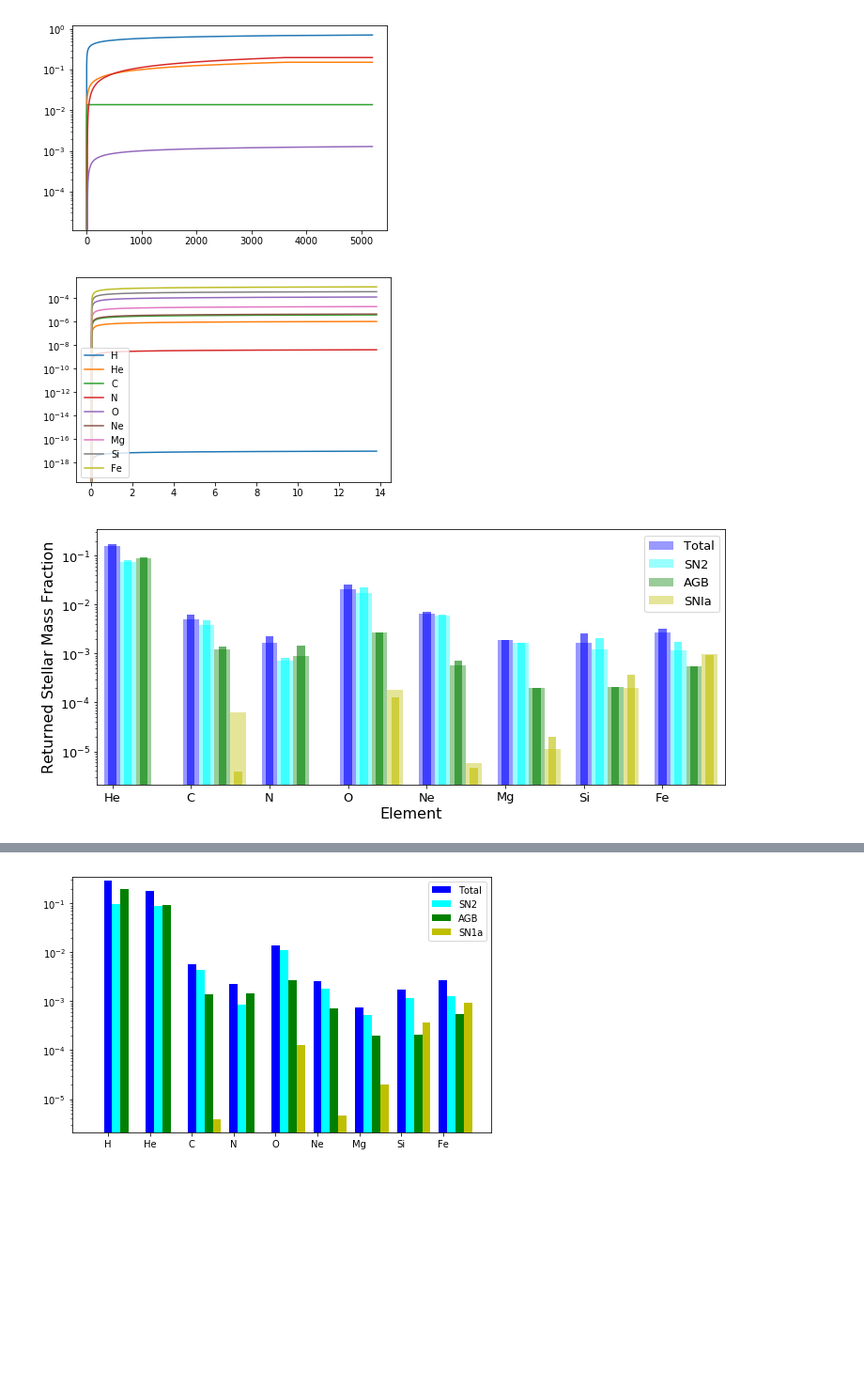
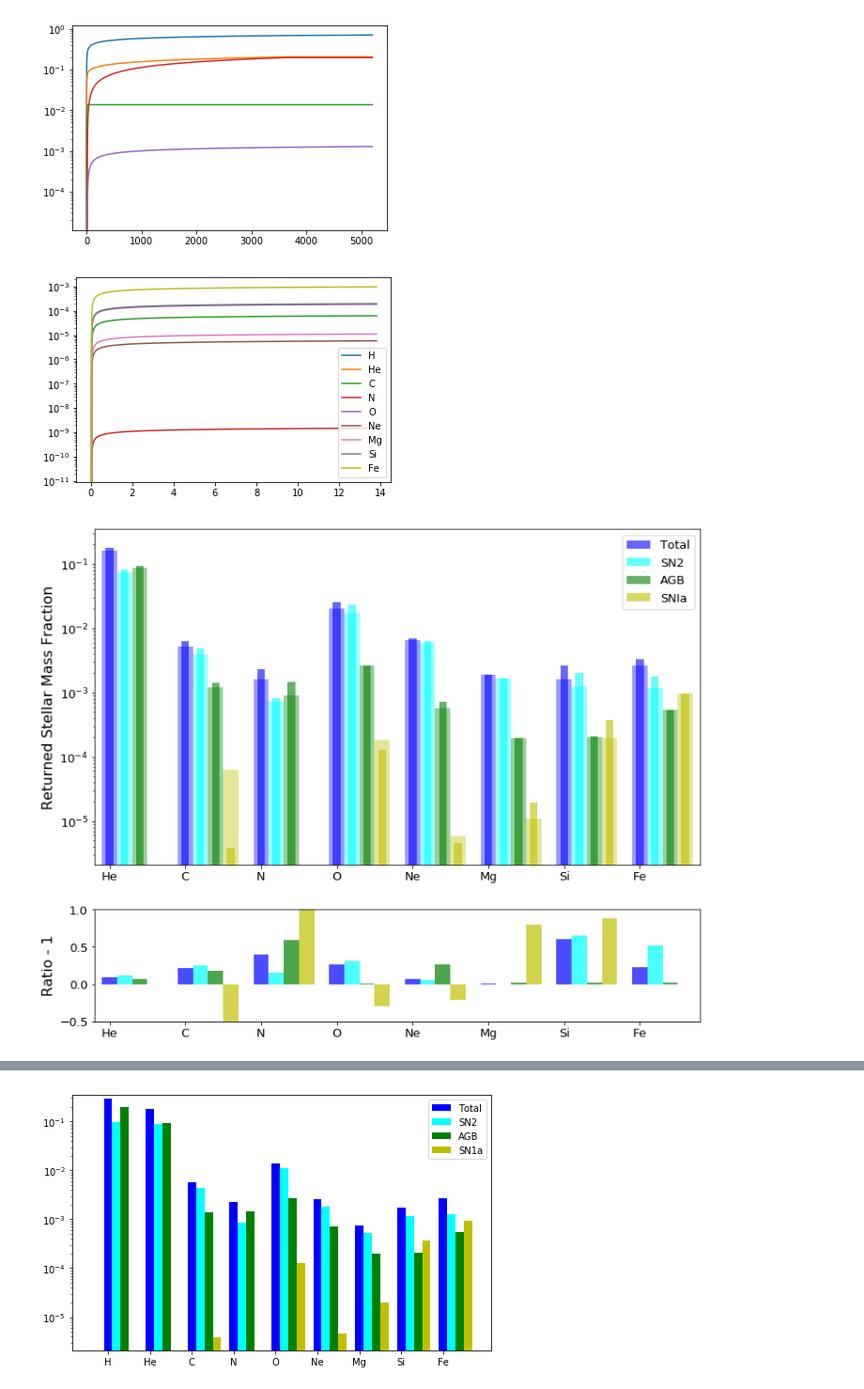
Before and after one commit to oliverphilcox/ChempyMulti, a Jupyter notebook: Jupyter/TNGv2/TNG Paper Plot Comparison.ipynb, the cells around one changed output, grey strips where cells are left out. Shown at 94% size. Drawn from its saved outputs; the diff is of its cells as text; code cells hidden in the pictures; blank space fills up the shorter version.

```diff
--- a/Jupyter/TNGv2/TNG Paper Plot Comparison.ipynb
+++ b/Jupyter/TNGv2/TNG Paper Plot Comparison.ipynb
@@ -36,9 +38,9 @@ for item in elements_to_trace:
     solar_fractions.append(float(basic_solar.fractions[np.where(elements==item)]))
 # %%
 # yieldset default
-a.yield_table_name_sn2 = 'chieffi04_net'#'TNG_net'
-a.yield_table_name_agb = 'Karakas16_net'#Ventura_net'#'TNG_net'
-a.yield_table_name_1a = 'Seitenzahl'#'TNG'
+a.yield_table_name_sn2 = 'TNG_net'#'chieffi04_net'#'TNG_net'
+a.yield_table_name_agb = 'TNG_net'#'Karakas16_net'#Ventura_net'#'TNG_net'
+a.yield_table_name_1a = 'TNG'#'Seitenzahl'#'TNG'
 
 # imf parameters
 a.only_net_yields_in_process_tables = True
@@ -94,7 +96,7 @@ plt.plot(np.cumsum(d['pn']))
 plt.plot(np.cumsum(d['sn1a']))
 plt.yscale('log')
 # %% [output]
-[figure, old version]
+[figure, new version]
 # %%
 ejected_mass = d['mass_of_ms_stars_dying']-d['mass_in_remnants']
 
@@ -125,7 +127,7 @@ for el in elements_to_trace:
 plt.legend()
 plt.yscale('log')
 # %% [output]
-[figure, old version]
+[figure, new version]
 # %%
 full_agb,full_sn2,full_sn1a = [np.zeros(len(elements_to_trace)) for _ in range(3)]
 for e,el in enumerate(elements_to_trace):
@@ -142,29 +144,54 @@ np.savez('/mnt/store1/oliverphilcox/ChempyMultiData/TNG_Abun2/yields_plot_WrongY
 yieldT=np.load('/mnt/store1/oliverphilcox/ChempyMultiData/TNG_Abun2/yields_plot_TNG.npz')
 yieldW=np.load('/mnt/store1/oliverphilcox/ChempyMultiData/TNG_Abun2/yields_plot_WrongYields.npz')
 # %%
-plt.figure(figsize=(12,5))
+from matplotlib import gridspec
+
+# plot it
+fig = plt.figure(figsize=(12, 10))
+gs = gridspec.GridSpec(2, 1, height_ratios=[3, 1])
+ax0 = plt.subplot(gs[0])
+
 width=0.2
 al1=0.4
 yields=yieldT
 xax=np.arange(len(elements_to_trace))
-plt.bar(xax,yields.f.agb+yields.f.sn2+yields.f.sn1a,width,color='blue',label='Total',alpha=al1)
-plt.bar(xax+width,yields.f.sn2,width,color='cyan',label='SN2',alpha=al1)
-plt.bar(xax+2*width,yields.f.agb,width,color='g',label='AGB',alpha=al1)
-plt.bar(xax+3*width,yields.f.sn1a,width,color='y',label='SNIa',alpha=al1)
+ax0.bar(xax,yields.f.agb+yields.f.sn2+yields.f.sn1a,width,color='blue',alpha=al1)
+ax0.bar(xax+width,yields.f.sn2,width,color='cyan',alpha=al1)
+ax0.bar(xax+2*width,yields.f.agb,width,color='g',alpha=al1)
+ax0.bar(xax+3*width,yields.f.sn1a,width,color='y',alpha=al1)
 width2=0.1
 yields=yieldW
 al2=0.6
-plt.bar(xax,yields.f.agb+yields.f.sn2+yields.f.sn1a,width2,color='blue',alpha=al2)
-plt.bar(xax+width,yields.f.sn2,width2,color='cyan',alpha=al2)
-plt.bar(xax+width*2.,yields.f.agb,width2,color='g',alpha=al2)
-plt.bar(xax+width*3.,yields.f.sn1a,width2,color='y',alpha=al2)
-plt.bar(elements_to_trace,-full_agb)
+ax0.bar(xax,yields.f.agb+yields.f.sn2+yields.f.sn1a,width2,color='blue',alpha=al2,label='Total')
+ax0.bar(xax+width,yields.f.sn2,width2,color='cyan',alpha=al2,label='SN2')
+ax0.bar(xax+width*2.,yields.f.agb,width2,color='g',alpha=al2,label='AGB')
+ax0.bar(xax+width*3.,yields.f.sn1a,width2,color='y',alpha=al2,label='SNIa')
+ax0.bar(elements_to_trace,-full_agb)
 plt.legend(fontsize=13)
-plt.ylim([2.1e-6,0.35])
-plt.xlim([0.8,8.8])
-plt.yscale('log');
-plt.ylabel('Returned Stellar Mass Fraction',fontsize=16);
-plt.xlabel('Element',fontsize=16);
+ax0.set_ylim([2.1e-6,0.35])
+ax0.set_xlim([0.8,8.8])
+ax0.set_yscale('log');
+ax0.set_ylabel('Returned Stellar Mass Fraction',fontsize=16);
 plt.tick_params(axis='both', which='major', labelsize=13)
+
+ax1 = plt.subplot(gs[1])
+width=0.2
+al1=0.7
+all_yield = (yieldW.f.agb+yieldW.f.sn2+yieldW.f.sn1a)/(yieldT.f.agb+yieldT.f.sn2+yieldT.f.sn1a)
+agb=yieldW.f.agb/yieldT.f.agb
+sn2=yieldW.f.sn2/yieldT.f.sn2
+sn1a=yieldW.f.sn1a/yieldT.f.sn1a
+xax=np.arange(len(elements_to_trace))
+ax1.bar(xax,all_yield-1,width,color='blue',label='Total',alpha=al1)
+ax1.bar(xax+width,sn2-1,width,color='cyan',label='SN2',alpha=al1)
+ax1.bar(xax+2*width,agb-1,width,color='g',label='AGB',alpha=al1)
+ax1.bar(xax+3*width,sn1a-1,width,color='y',label='SNIa',alpha=al1)
+ax1.plot(elements_to_trace,np.ones(len(elements_to_trace))*-10.)
+ax1.set_ylim([-0.5,1])
+ax1.set_xlim([0.8,8.8])
+ax1.set_ylabel('Ratio - 1',fontsize=16);
+plt.tick_params(axis='both', which='major', labelsize=13)
+
+plt.savefig('/home/oliverphilcox/ChempyMulti/Plots2/Mass_Fraction_Comparison.pdf',bbox_inches='tight')
 # %% [output]
-[figure, old version]
+[figure, new version]
```
Also changed, not shown: parts of 6 cells of this notebook, 6 other files.
